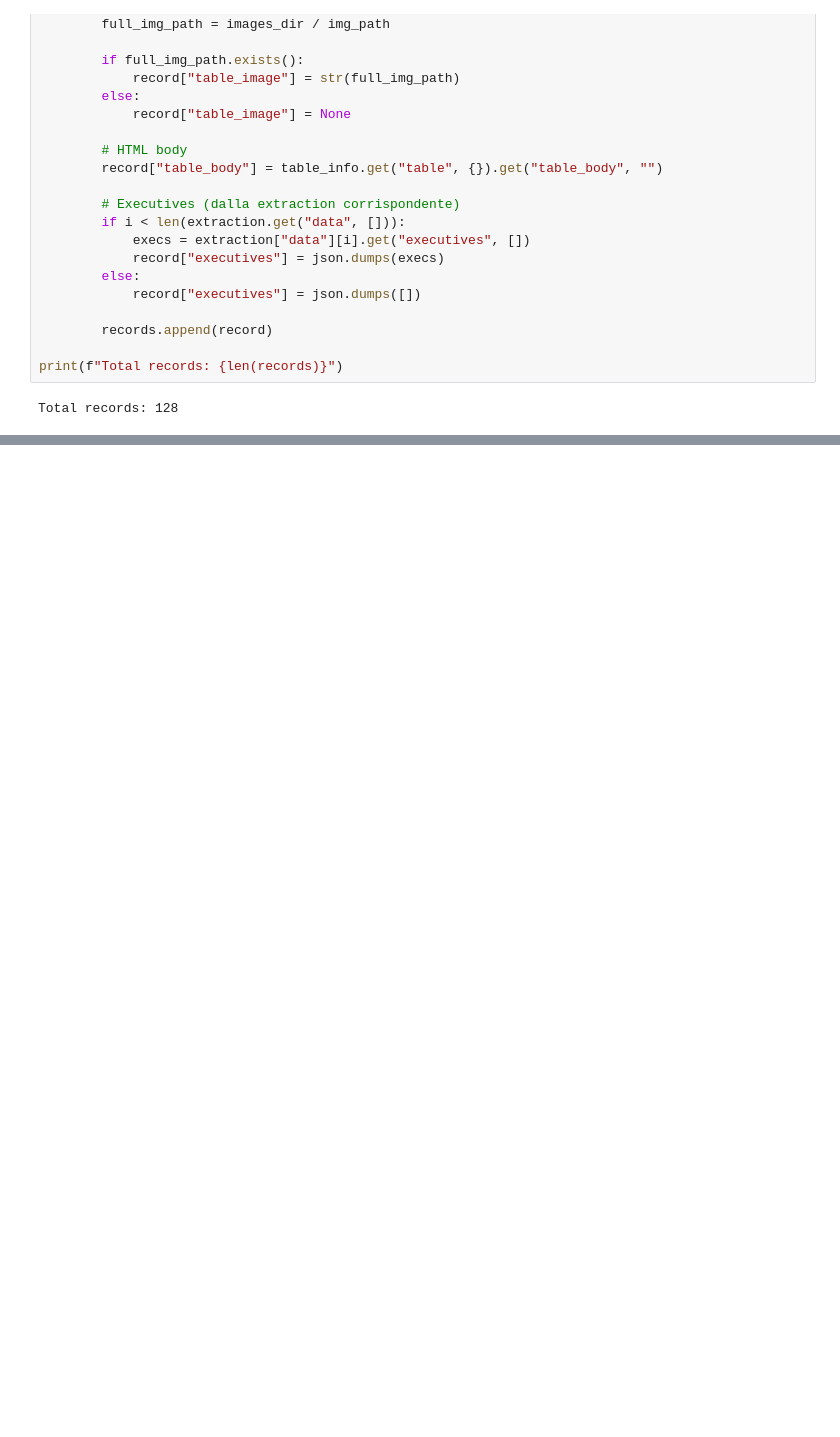
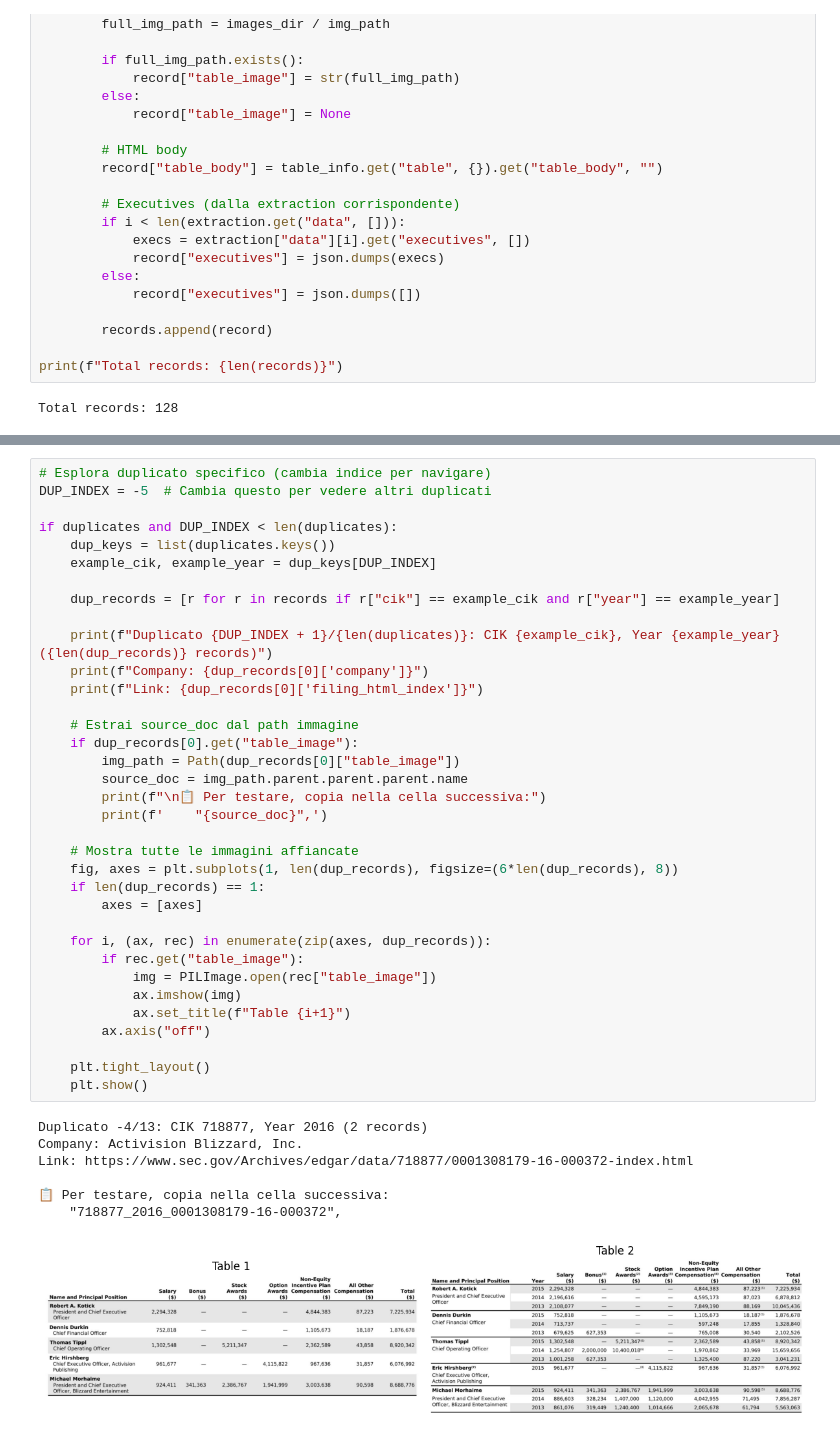
Before and after one commit to pierpierpy/Execcomp-AI, a Jupyter notebook: notebooks/pipeline.ipynb, the cells around one changed output, grey strips where cells are left out. Cells and saved outputs as stored; diff of their text form; blank space fills up the shorter version.

```diff
--- a/notebooks/pipeline.ipynb
+++ b/notebooks/pipeline.ipynb
@@ -460,0 +493,43 @@ print(f"✓ Dataset saved to {BASE_PATH / 'hf/execcomp-ai-sample'}")
+# %%
+# Esplora duplicato specifico (cambia indice per navigare)
+DUP_INDEX = -5  # Cambia questo per vedere altri duplicati
+
+if duplicates and DUP_INDEX < len(duplicates):
+    dup_keys = list(duplicates.keys())
+    example_cik, example_year = dup_keys[DUP_INDEX]
+
+    dup_records = [r for r in records if r["cik"] == example_cik and r["year"] == example_year]
+
+    print(f"Duplicato {DUP_INDEX + 1}/{len(duplicates)}: CIK {example_cik}, Year {example_year} ({len(dup_records)} records)")
+    print(f"Company: {dup_records[0]['company']}")
+    print(f"Link: {dup_records[0]['filing_html_index']}")
+
+    # Estrai source_doc dal path immagine
+    if dup_records[0].get("table_image"):
+        img_path = Path(dup_records[0]["table_image"])
+        source_doc = img_path.parent.parent.parent.name
+        print(f"\n📋 Per testare, copia nella cella successiva:")
+        print(f'    "{source_doc}",')
+
+    # Mostra tutte le immagini affiancate
+    fig, axes = plt.subplots(1, len(dup_records), figsize=(6*len(dup_records), 8))
+    if len(dup_records) == 1:
+        axes = [axes]
+
+    for i, (ax, rec) in enumerate(zip(axes, dup_records)):
+        if rec.get("table_image"):
+            img = PILImage.open(rec["table_image"])
+            ax.imshow(img)
+            ax.set_title(f"Table {i+1}")
+        ax.axis("off")
+
+    plt.tight_layout()
+    plt.show()
+# %% [output]
+Duplicato -4/13: CIK 718877, Year 2016 (2 records)
+Company: Activision Blizzard, Inc.
+Link: https://www.sec.gov/Archives/edgar/data/718877/0001308179-16-000372-index.html
+
+📋 Per testare, copia nella cella successiva:
+    "718877_2016_0001308179-16-000372",
+[figure, added]
```
Also changed, not shown: parts of 11 cells of this notebook, 4 other files.
